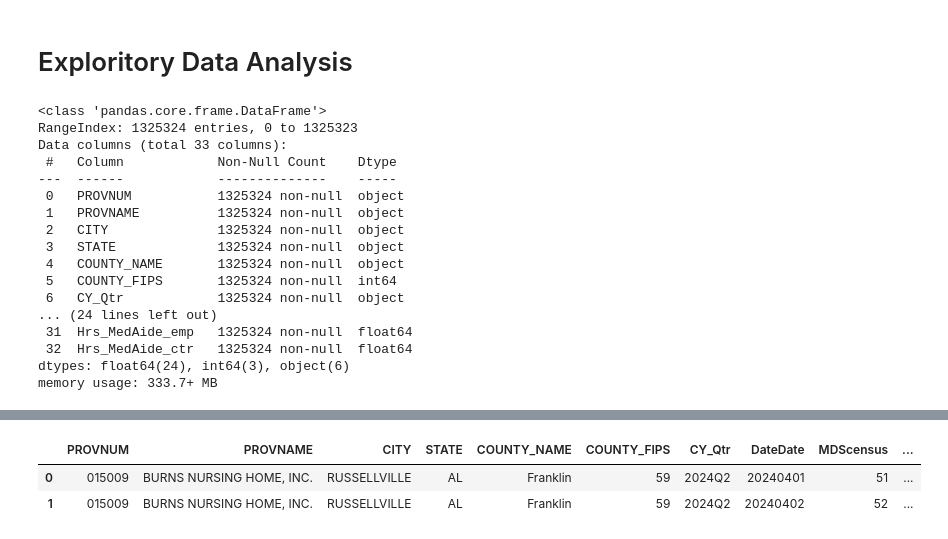
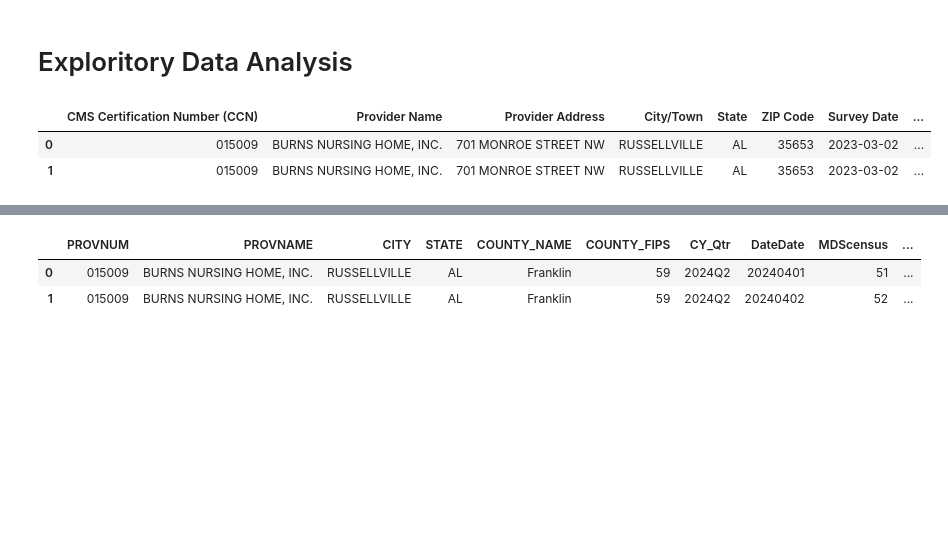
Before and after one commit to Djohnson1313/cms_data_exercise, a Jupyter notebook: cms_data_exercise.ipynb, the cells around one changed output, grey strips where cells are left out. Cells and saved outputs as stored; diff of their text form; code cells hidden in the pictures; blank space fills up the shorter version.

```diff
--- a/cms_data_exercise.ipynb
+++ b/cms_data_exercise.ipynb
@@ -30,26 +33,12 @@ The purpose of the following notebook is to look into the data associated with s
 df = pd.read_csv('PBJ_Daily_Nurse_Staffing_Q2_2024.zip', encoding = 'Latin-1', low_memory = False)
 # %%
 health = pd.read_csv('NH_HealthCitations_Nov2024.csv', low_memory = False)
-# %%
-df.info()
-# %% [output]
-<class 'pandas.core.frame.DataFrame'>
-RangeIndex: 1325324 entries, 0 to 1325323
-Data columns (total 33 columns):
- #   Column            Non-Null Count    Dtype
----  ------            --------------    -----
- 0   PROVNUM           1325324 non-null  object
- 1   PROVNAME          1325324 non-null  object
- 2   CITY              1325324 non-null  object
- 3   STATE             1325324 non-null  object
- 4   COUNTY_NAME       1325324 non-null  object
- 5   COUNTY_FIPS       1325324 non-null  int64
- 6   CY_Qtr            1325324 non-null  object
-... (24 lines left out)
- 31  Hrs_MedAide_emp   1325324 non-null  float64
- 32  Hrs_MedAide_ctr   1325324 non-null  float64
-dtypes: float64(24), int64(3), object(6)
-memory usage: 333.7+ MB
+# %%
+health.head(2)
+# %% [output]
+|  | CMS Certification Number (CCN) | Provider Name | Provider Address | City/Town | State | ZIP Code | Survey Date | ... |
+| 0 | 015009 | BURNS NURSING HOME, INC. | 701 MONROE STREET NW | RUSSELLVILLE | AL | 35653 | 2023-03-02 | ... |
+| 1 | 015009 | BURNS NURSING HOME, INC. | 701 MONROE STREET NW | RUSSELLVILLE | AL | 35653 | 2023-03-02 | ... |
 # %%
 df.head(3)
 # %% [output]
```
Also changed, not shown: parts of 30 cells of this notebook, 1 other file.
